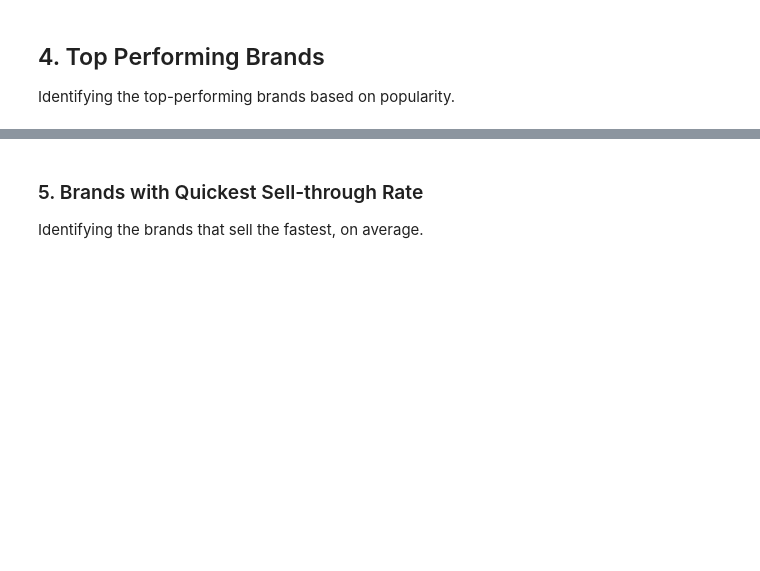
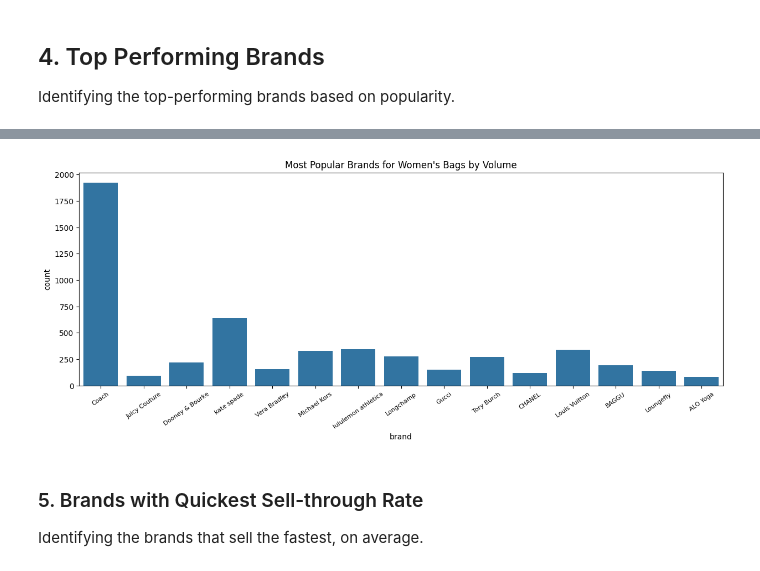
Before and after one commit to its-melina/Poshmark-Analytics, a Jupyter notebook: EDA.ipynb, the cells around one changed output, grey strips where cells are left out. Saved outputs shown, nothing was run; the diff lists cells and outputs as text; code cells hidden in the pictures; blank space fills up the shorter version.

```diff
--- a/EDA.ipynb
+++ b/EDA.ipynb
@@ -122,3 +122,15 @@ ax = sns.countplot(data=popular_brand_df, x='brand')
+# %%
+# top 10 brands by number of sold listings
+top_brands_bags = bags['brand'].value_counts().head(15).index
+popular_brand_bags_df = bags[bags['brand'].isin(top_brands_bags)]
+
+plt.figure(figsize=(15,5))
+plt.xticks(rotation=35, fontsize=8)
+plt.title("Most Popular Brands for Women's Bags by Volume")
+
+ax = sns.countplot(data=popular_brand_bags_df, x='brand')
+# %% [output]
+[figure, added]
 # %% [markdown]
 ### 5. Brands with Quickest Sell-through Rate
 
```
Also changed, not shown: parts of 13 cells of this notebook.
